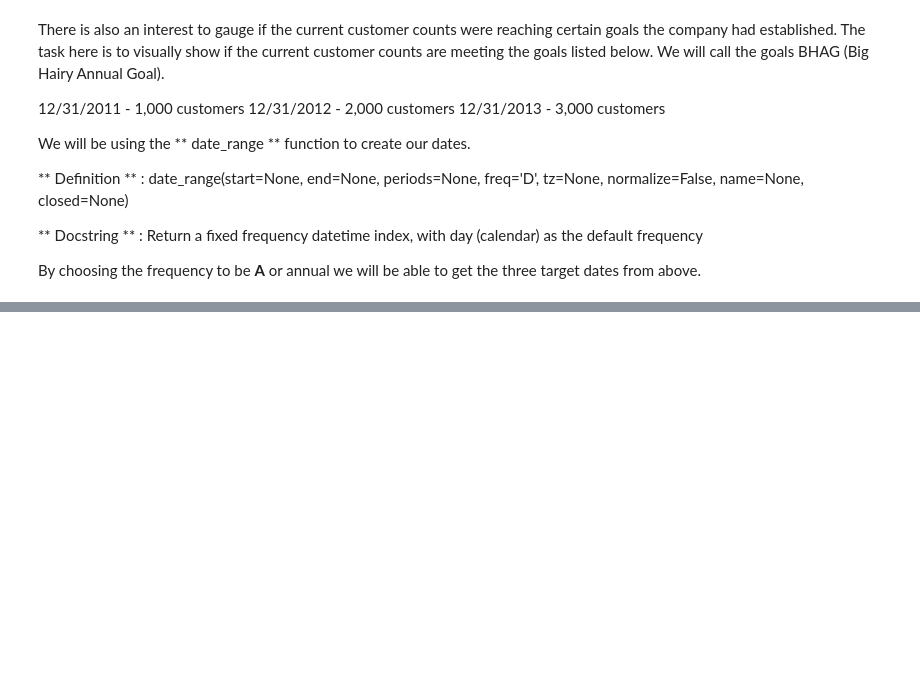
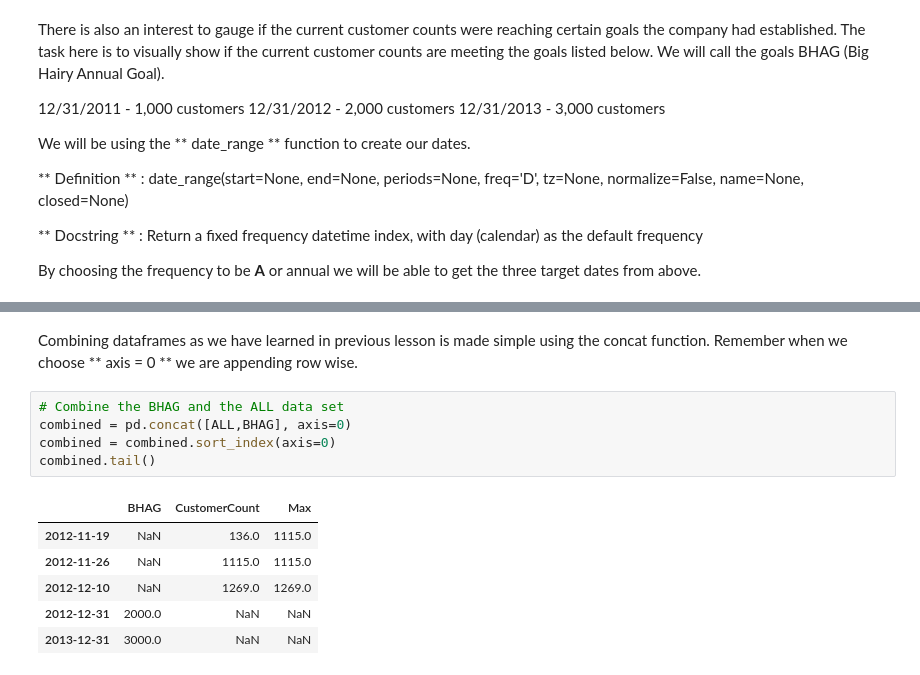
Before and after one commit to jaivrat/python_codes, a Jupyter notebook: ml-python/pandas-lessons/Lesson-03.ipynb, the cells around one changed output, grey strips where cells are left out. Saved outputs shown, nothing was run; the diff lists cells and outputs as text; blank space fills up the shorter version.

```diff
--- a/ml-python/pandas-lessons/Lesson-03.ipynb
+++ b/ml-python/pandas-lessons/Lesson-03.ipynb
@@ -409,0 +421,14 @@ By choosing the frequency to be **A** or annual we will be able to get the three
+# %% [markdown]
+Combining dataframes as we have learned in previous lesson is made simple using the concat function. Remember when we choose ** axis = 0 ** we are appending row wise.
+# %%
+# Combine the BHAG and the ALL data set
+combined = pd.concat([ALL,BHAG], axis=0)
+combined = combined.sort_index(axis=0)
+combined.tail()
+# %% [output]
+|  | BHAG | CustomerCount | Max |
+| 2012-11-19 | NaN | 136.0 | 1115.0 |
+| 2012-11-26 | NaN | 1115.0 | 1115.0 |
+| 2012-12-10 | NaN | 1269.0 | 1269.0 |
+| 2012-12-31 | 2000.0 | NaN | NaN |
+| 2013-12-31 | 3000.0 | NaN | NaN |
```
Also changed, not shown: parts of 11 cells of this notebook.
